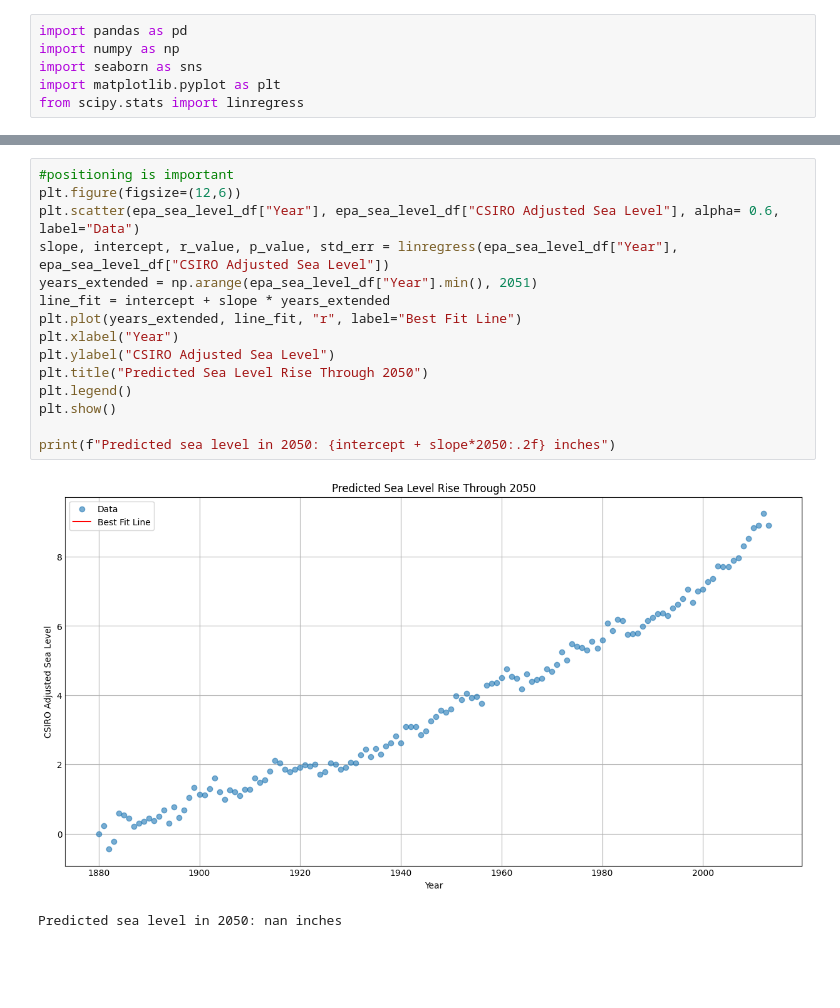
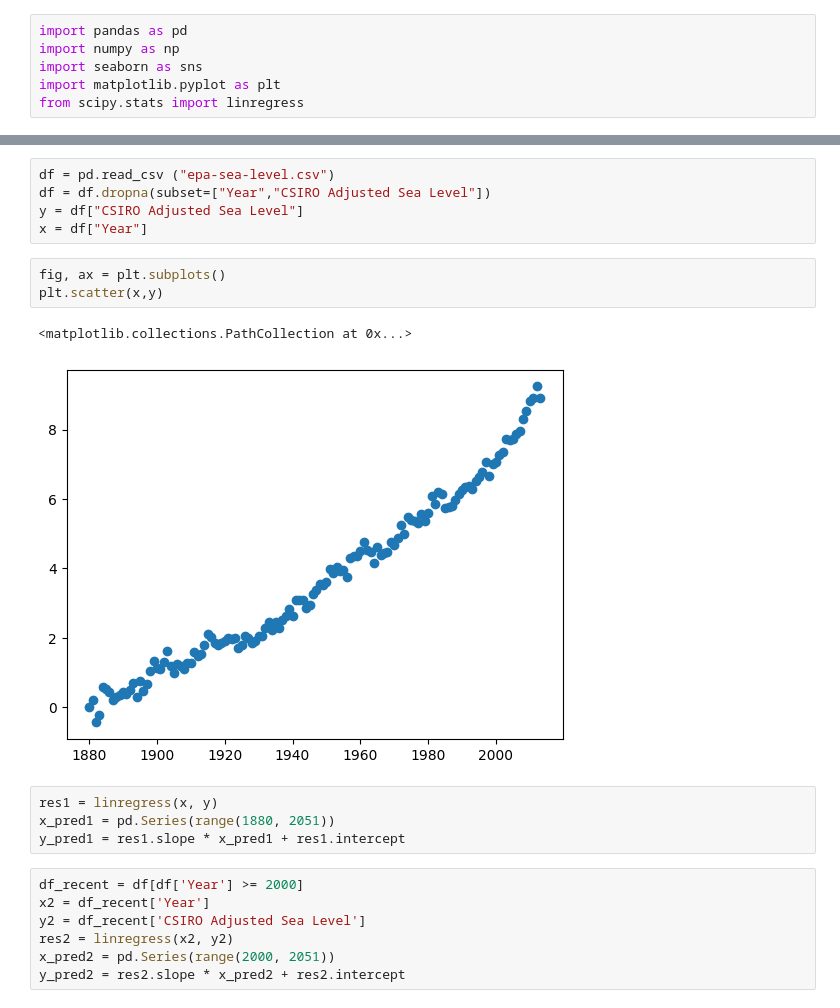
Before and after one commit to Adewole-211/Python-for-Data-Analysis, a Jupyter notebook: epa-sea-level.ipynb, the cells around one changed output, grey strips where cells are left out. Cells and saved outputs as stored; diff of their text form; blank space fills up the shorter version.

```diff
--- a/epa-sea-level.ipynb
+++ b/epa-sea-level.ipynb
@@ -25,18 +7,22 @@ epa_sea_level_df.tail(100)
-# %%
-#positioning is important
-plt.figure(figsize=(12,6))
-plt.scatter(epa_sea_level_df["Year"], epa_sea_level_df["CSIRO Adjusted Sea Level"], alpha= 0.6, label="Data")
-slope, intercept, r_value, p_value, std_err = linregress(epa_sea_level_df["Year"], epa_sea_level_df["CSIRO Adjusted Sea Level"])
-years_extended = np.arange(epa_sea_level_df["Year"].min(), 2051)
-line_fit = intercept + slope * years_extended
-plt.plot(years_extended, line_fit, "r", label="Best Fit Line")
-plt.xlabel("Year")
-plt.ylabel("CSIRO Adjusted Sea Level")
-plt.title("Predicted Sea Level Rise Through 2050")
-plt.legend()
-plt.show()
-
-print(f"Predicted sea level in 2050: {intercept + slope*2050:.2f} inches")
-# %% [output]
-[figure, removed]
-Predicted sea level in 2050: nan inches
+# %%
+df = pd.read_csv ("epa-sea-level.csv")
+df = df.dropna(subset=["Year","CSIRO Adjusted Sea Level"])
+y = df["CSIRO Adjusted Sea Level"]
+x = df["Year"]
+# %%
+fig, ax = plt.subplots()
+plt.scatter(x,y)
+# %% [output]
+<matplotlib.collections.PathCollection at 0x...>
+[figure, added]
+# %%
+res1 = linregress(x, y)
+x_pred1 = pd.Series(range(1880, 2051))
+y_pred1 = res1.slope * x_pred1 + res1.intercept
+# %%
+df_recent = df[df['Year'] >= 2000]
+x2 = df_recent['Year']
+y2 = df_recent['CSIRO Adjusted Sea Level']
+res2 = linregress(x2, y2)
+x_pred2 = pd.Series(range(2000, 2051))
+y_pred2 = res2.slope * x_pred2 + res2.intercept
```
Also changed, not shown: parts of 3 cells of this notebook.
